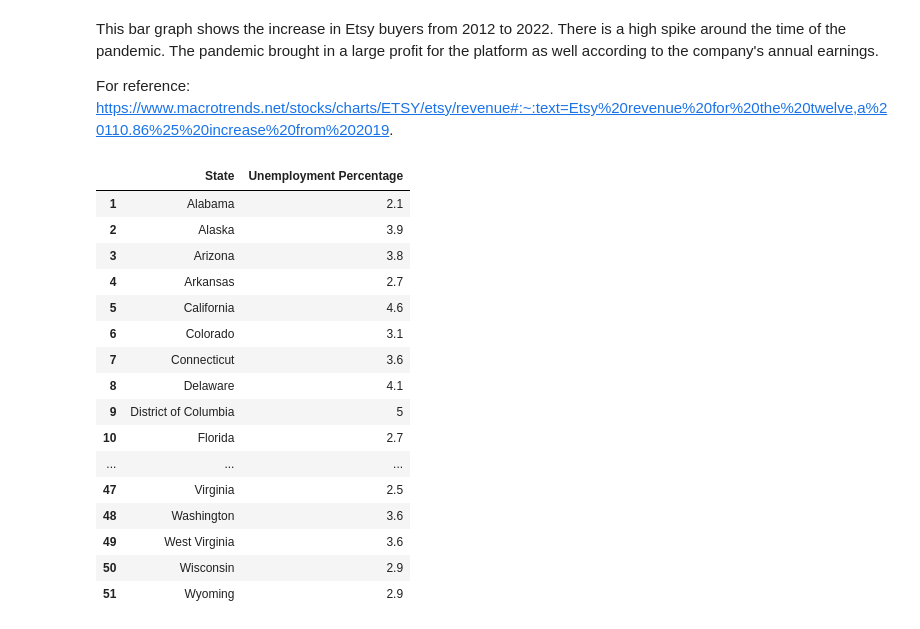
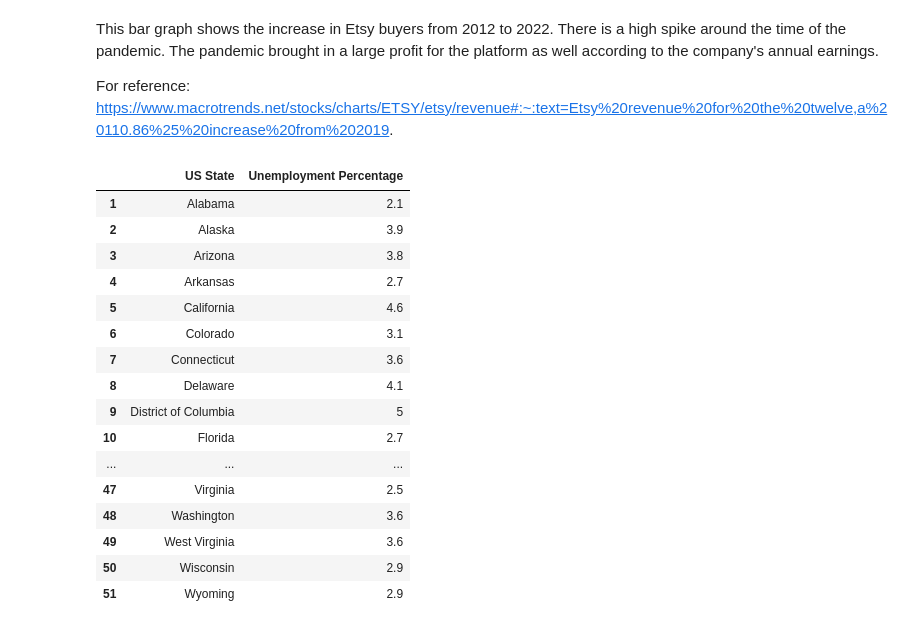
Before and after one commit to khagerthey/GIS, a Jupyter notebook: PS2.ipynb, the cells around one changed output. Cells and saved outputs as stored; diff of their text form; code cells hidden in the pictures.

```diff
--- a/PS2.ipynb
+++ b/PS2.ipynb
@@ -366,11 +367,11 @@ This bar graph shows the increase in Etsy buyers from 2012 to 2022. There is a h
 For reference: https://www.macrotrends.net/stocks/charts/ETSY/etsy/revenue#:~:text=Etsy%20revenue%20for%20the%20twelve,a%20110.86%25%20increase%20from%202019.
 # %%
 unemployment = pd.read_csv('https://raw.githubusercontent.com/khagerthey/GIS/main/data-F0paU.csv', header=None)
-unemployment.columns=["State", "Unemployment Percentage"]
+unemployment.columns=["US State", "Unemployment Percentage"]
 unemployment = unemployment.iloc[1:]
 unemployment
 # %% [output]
-|  | State | Unemployment Percentage |
+|  | US State | Unemployment Percentage |
 | 1 | Alabama | 2.1 |
 | 2 | Alaska | 3.9 |
 | 3 | Arizona | 3.8 |
```
Also changed, not shown: parts of 3 cells of this notebook.
